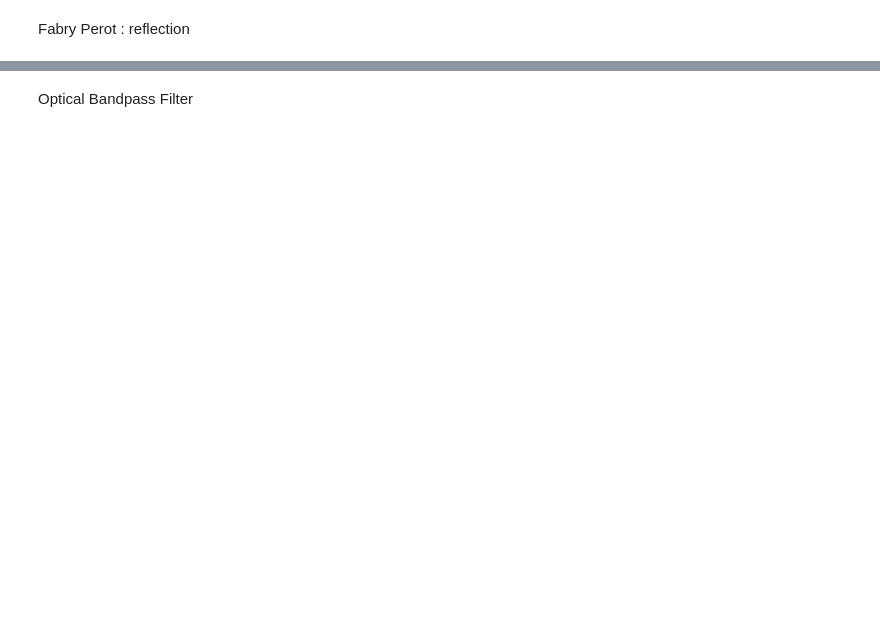
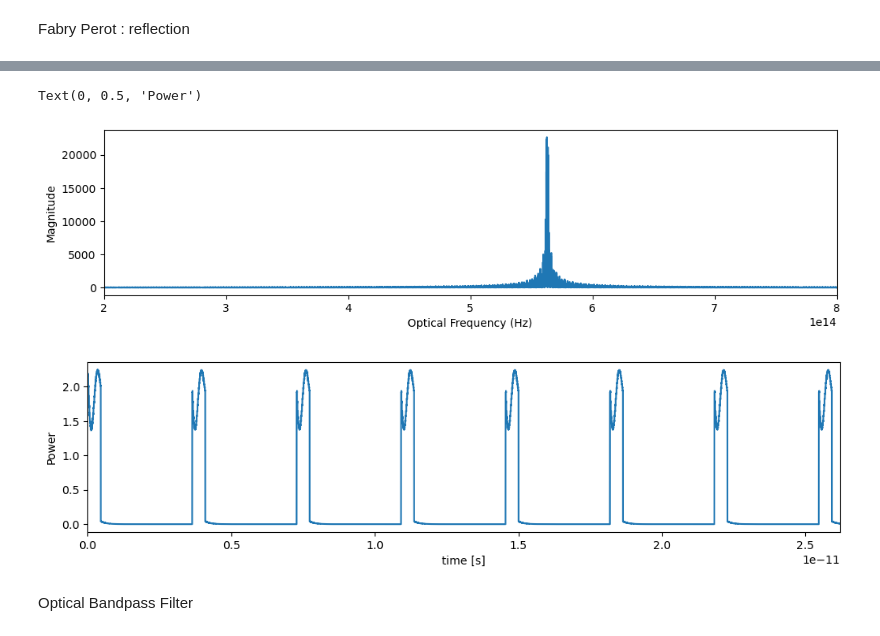
Before and after one commit to tacticstactics/Optical-pulse-broadening, a Jupyter notebook: optical_pulse_broadening_optical_filter.ipynb, the cells around one changed output, grey strips where cells are left out. Drawn from its saved outputs; the diff is of its cells as text; code cells hidden in the pictures; blank space fills up the shorter version.

```diff
--- a/optical_pulse_broadening_optical_filter.ipynb
+++ b/optical_pulse_broadening_optical_filter.ipynb
@@ -513,26 +502,30 @@ ax3_1.grid()
 # %%
 
-Y_freq = reflection_magnitudes_array1 * fft_random_analog_signal_half
+Y_freq = reflection_magnitudes_array1 * fft_random_analog_signal
 y_freq = ifft(Y_freq)
 
 transformed_tcol = np.linspace(0.0, 2*t_step * samplerate, samplerate, endpoint=False)
 
 fig1 = plt.figure(figsize = (12,6), facecolor='white')
 ax1_1 = fig1.add_subplot(2, 1, 1)
 
 ax1_1.plot(optical_frequencies, np.abs(Y_freq))
 ax1_1.set_xlim(200e12, 800e12)
 ax1_1.set_xlabel('Optical Frequency (Hz)')
 ax1_1.set_ylabel('Magnitude')
 
 
 fig2 = plt.figure(figsize = (12,6), facecolor='white')
 ax2_1 = fig2.add_subplot(2, 1, 1)
 
-ax2_1.plot(transformed_tcol, (np.abs(y_freq))**2)
+ax2_1.plot(tcol, (np.abs(y_freq))**2)
 ax2_1.set_xlim(0, t_step * samplerate)
 ax2_1.set_xlabel("time [s]")
 ax2_1.set_ylabel('Power')
+# %% [output]
+Text(0, 0.5, 'Power')
+[figure, added]
+[figure, added]
 # %% [markdown]
 Optical Bandpass Filter
 # %%
```
Also changed, not shown: parts of 10 cells of this notebook.
